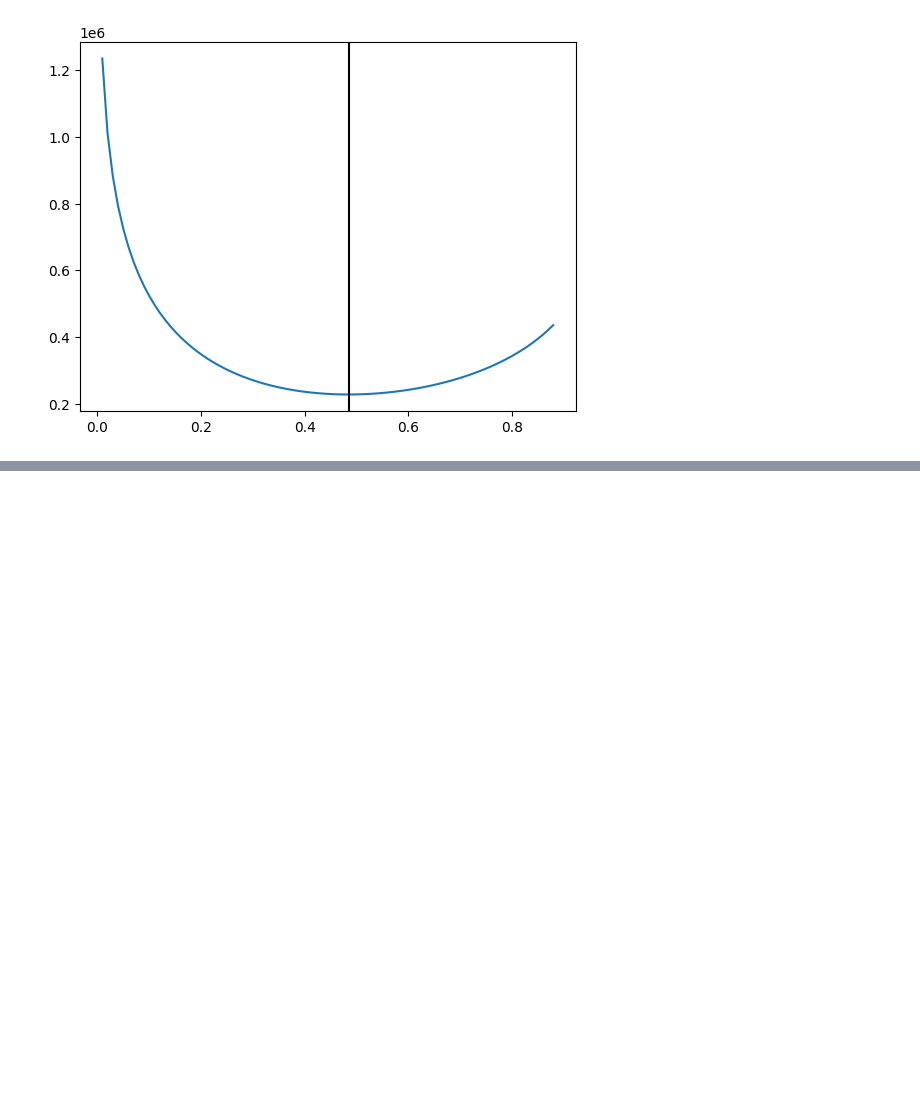
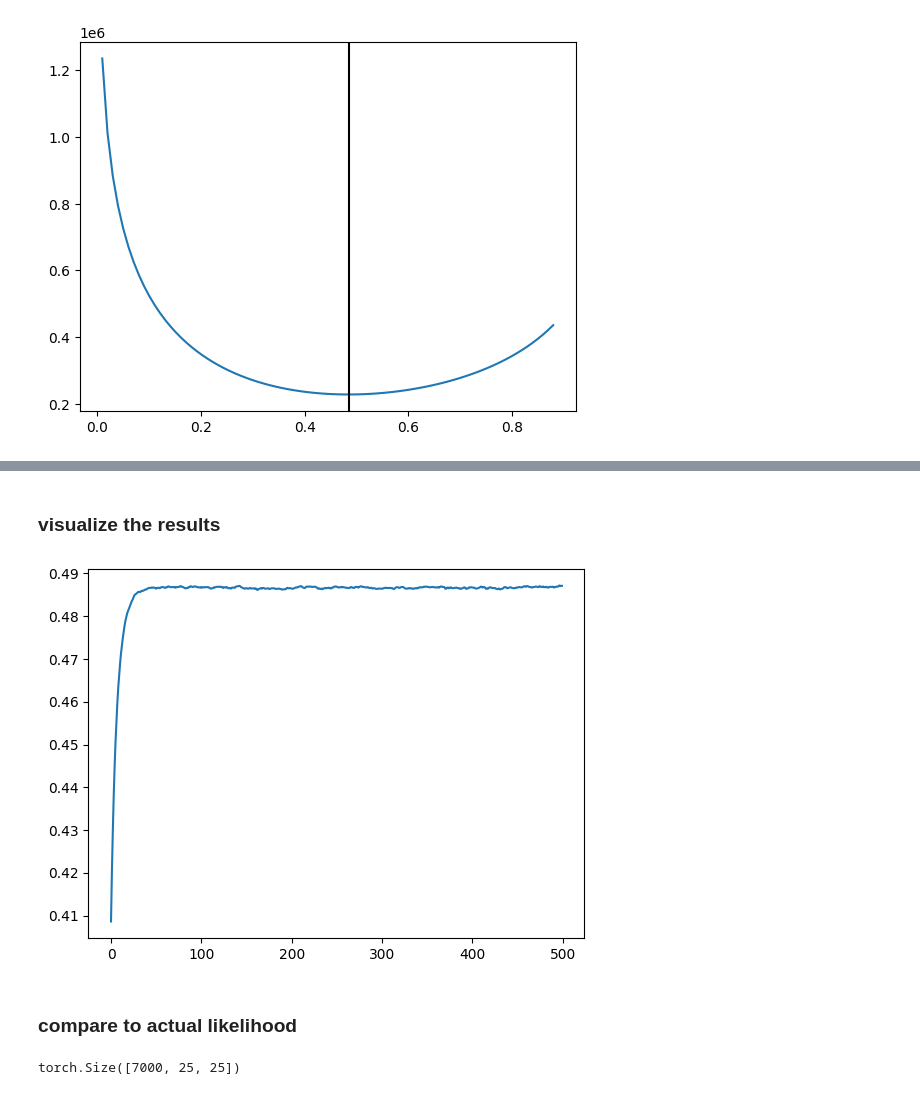
Before and after one commit to JanSchering/Thesis, a Jupyter notebook: si_model/SI_Experiment4.ipynb, the cells around one changed output, grey strips where cells are left out. Saved outputs shown, nothing was run; the diff lists cells and outputs as text; code cells hidden in the pictures; blank space fills up the shorter version.

```diff
--- a/si_model/SI_Experiment4.ipynb
+++ b/si_model/SI_Experiment4.ipynb
@@ -276,0 +324,24 @@ tensor(0.4848, device='cuda:0')
+# %%
+beta = uniform.Uniform(t.tensor(0.), t.tensor(1.)).sample()
+beta = beta.cuda()
+beta.requires_grad_()
+lr = 1e-7
+epochs = 1_000
+optimizer = t.optim.SGD([beta], lr=lr)
+
+def train_loop(dataloader, optimizer):
+    size = len(dataloader.dataset)
+    for batch, (transitions, y) in enumerate(dataloader):
+        X = transitions[:, 0]
+        X = X.cuda()
+        Y_obs = transitions[:, 1]
+        Y_obs = Y_obs.cuda()
+        # Compute prediction and loss
+        Y_sim = model_STE(X, beta)
+        dist = mean_sq_distance(X, Y_sim, Y_obs)
+
+        # Backpropagation
+        optimizer.zero_grad()
+        dist.backward()
+        optimizer.step()
+    return beta.detach().clone().cpu()
@@ -276,0 +357,26 @@ tensor(0.4848, device='cuda:0')
+# %% [markdown]
+### visualize the results
+# %%
+plt.plot(np.arange(len(betas)), t.tensor(betas))
+plt.show()
+# %% [output]
+[figure, added]
+# %% [markdown]
+### compare to actual likelihood
+# %%
+betas = t.linspace(0.0, 1.0, 1000)
+betas = betas.cuda()
+X = training_loader.dataset[:][0][:,0]
+print(X.shape)
+X = X.cuda()
+Y_obs = training_loader.dataset[:][0][:,1]
+Y_obs = Y_obs.cuda()
+likelihoods = []
+for beta in tqdm(betas):
+    beta.requires_grad_()
+    L = spread_likelihood(X, beta)
+    P = transition_likelihood(L, X, Y_obs)
+    likelihood = neg_log_likelihood(P)
+    likelihoods.append(likelihood.detach().clone().cpu())
+# %% [output]
+torch.Size([7000, 25, 25])
```
Also changed, not shown: parts of 11 cells of this notebook.
